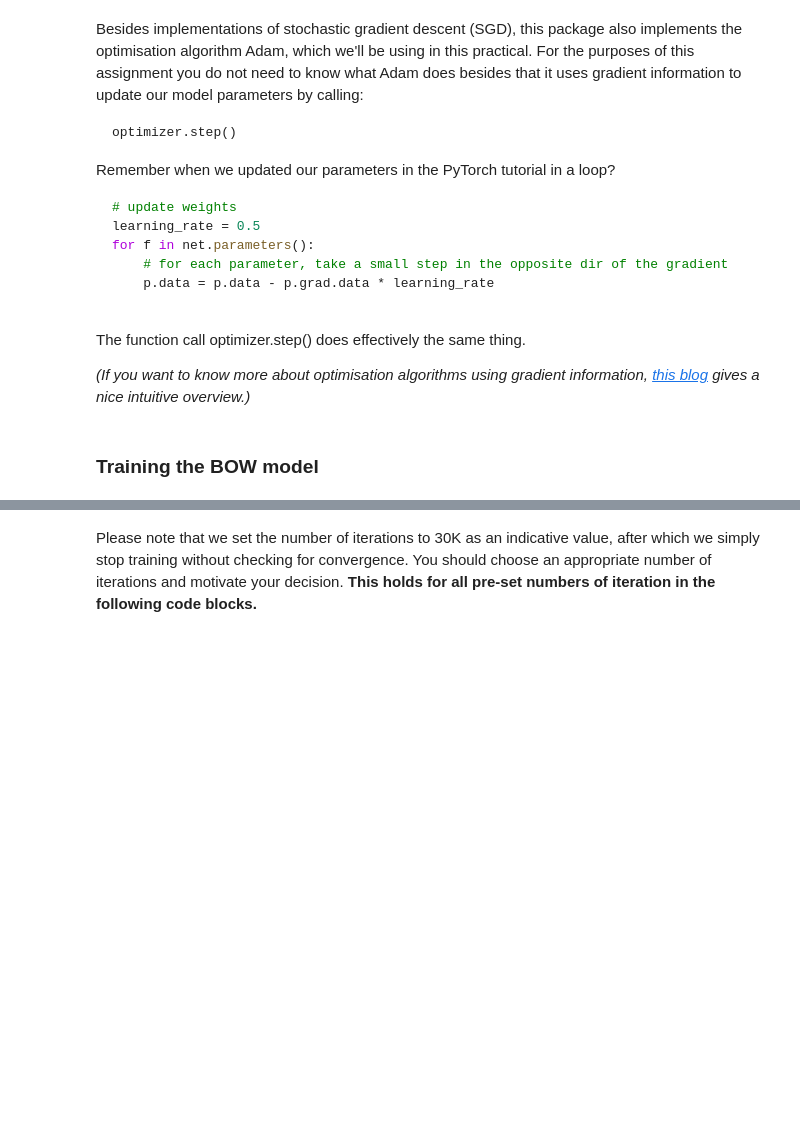
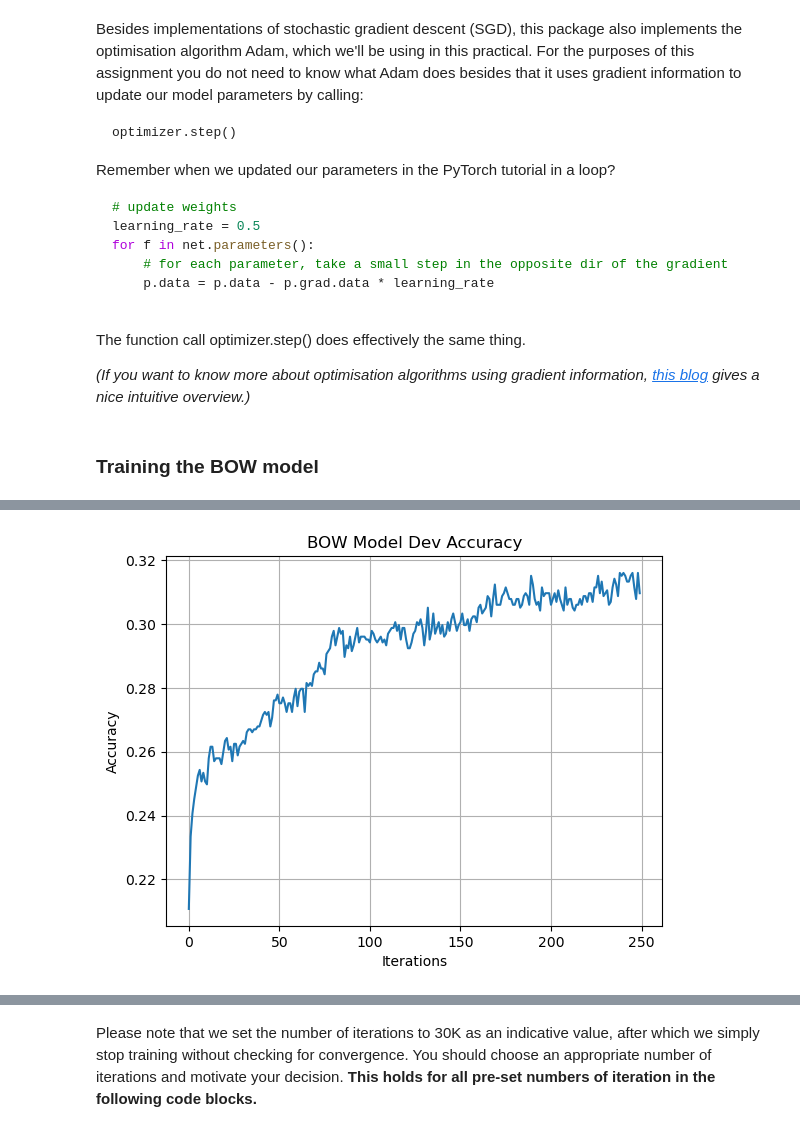
Before and after one commit to bpiyush/NLP1Labs, a Jupyter notebook: lab2/NLP1_2021_Practical_2_Piyush.ipynb, the cells around one changed output, grey strips where cells are left out. Cells and saved outputs as stored; diff of their text form; code cells hidden in the pictures; blank space fills up the shorter version.

```diff
--- a/lab2/NLP1_2021_Practical_2_Piyush.ipynb
+++ b/lab2/NLP1_2021_Practical_2_Piyush.ipynb
@@ -711,5 +743,5 @@ bow_model = bow_model.to(device)
 
 optimizer = optim.Adam(bow_model.parameters(), lr=0.0005)
 bow_losses, bow_accuracies = train_model(
-    bow_model, optimizer, num_iterations=30000,
+    bow_model, optimizer, num_iterations=250000,
     print_every=1000, eval_every=1000)
@@ -716,6 +766,15 @@ bow_losses, bow_accuracies = train_model(
 # %%
 # This will plot the validation accuracies across time.
+
 plt.plot(bow_accuracies)
+
+plt.grid()
+plt.title("BOW Model Dev Accuracy")
+plt.xlabel("Iterations")
+plt.ylabel("Accuracy")
+plt.show()
+# %% [output]
+[figure, added]
 # %%
 # This will plot the training loss over time.
 plt.plot(bow_losses)
```
Also changed, not shown: parts of 46 cells of this notebook, 2 other files.
